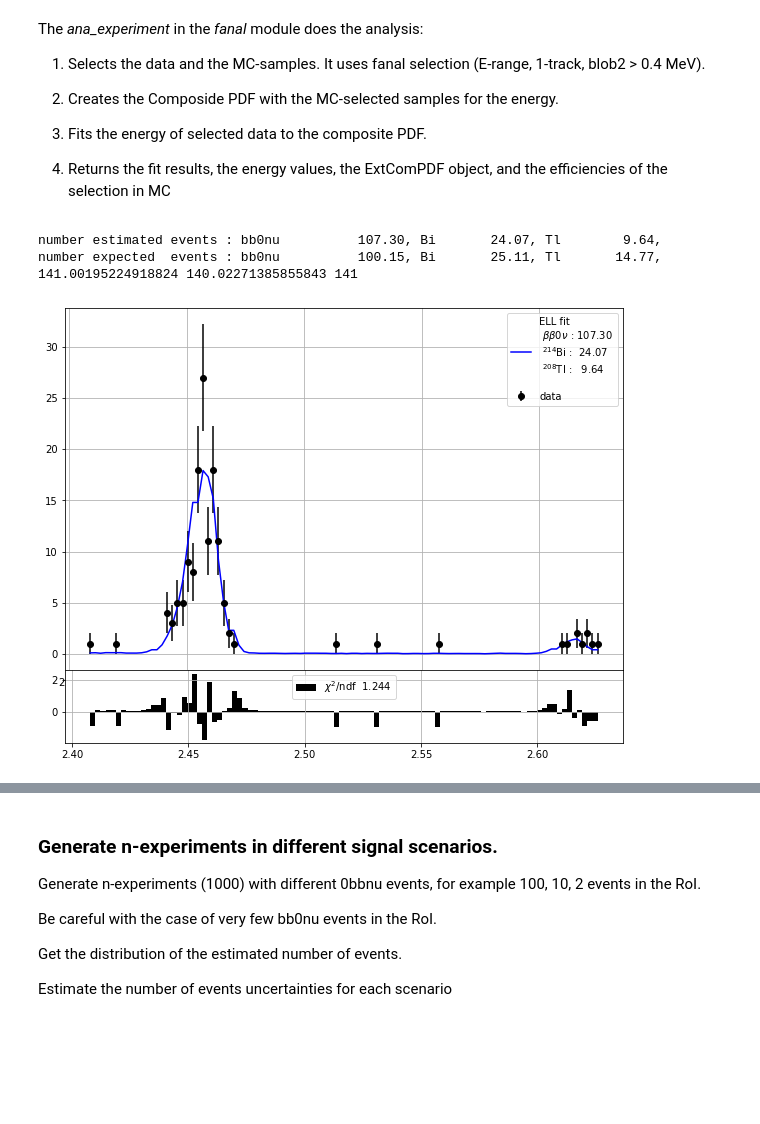
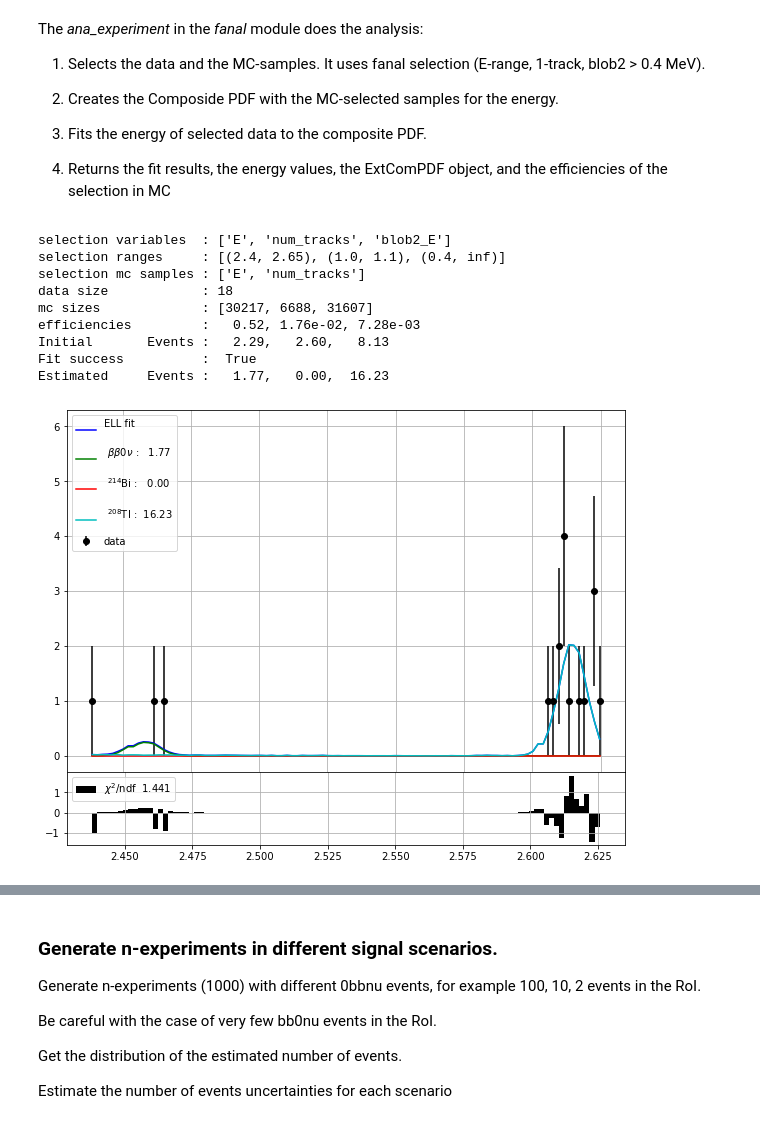
Before and after one commit to jahernando/USC-Fanal, a Jupyter notebook: NB/guide/fanal_signal.ipynb, the cells around one changed output, grey strips where cells are left out. Saved outputs shown, nothing was run; the diff lists cells and outputs as text; code cells hidden in the pictures; blank space fills up the shorter version.

```diff
--- a/NB/guide/fanal_signal.ipynb
+++ b/NB/guide/fanal_signal.ipynb
@@ -82,0 +83,10 @@ A trick has been used: as the blob-energy and the event energy are uncorrelated,
+# %%
+coll   = 'test_alpha'
+erange = fn.erange
+eroi   = fn.eroi
+eblob2 = fn.eblob2
+
+print('Data From               : {:s}'.format(coll))
+print('Energy range            : ({:6.3f}, {:6.3f}) MeV'.format(*erange))
+print('Blob-2 energy threshold : {:6.3f} MeV'.format(eblob2))
+print('Energy RoI range        : ({:6.3f}, {:6.3f}) MeV'.format(*eroi))
@@ -161,18 +168,18 @@ plt.xlabel('E (MeV)'); plt.title('PDFs');
   3. Fits the energy of selected data to the composite PDF.
 
   4. Returns the fit results, the energy values, the ExtComPDF object, and the efficiencies of the selection in MC
-# %%
-#  do the analysis
-res, ene, ell, effs = fn.ana_experiment(mdat, mcs, nevts)
-ns_est = res.x
-ns_exp = [ni * eff[0] for ni, eff in zip(nevts, effs)]
-names   = ['bb0nu', 'Bi', 'Tl']
-print('number estimated events :', *['{:s} \t {:6.2f},'.format(s, ni) for s, ni in zip(samples, ns_est)])
-print('number expected  events :', *['{:s} \t {:6.2f},'.format(s, ni) for s, ni in zip(samples, ns_exp)])
-fn.plot_fit_ell(ene, ns_est, ell.pdf)
-print(np.sum(ns_est), np.sum(ns_exp), len(ene))
-# %% [output]
-number estimated events : bb0nu          107.30, Bi       24.07, Tl        9.64,
-number expected  events : bb0nu          100.15, Bi       25.11, Tl       14.77,
-141.00195224918824 140.02271385855843 141
-[figure, removed]
+# %%
+#  do the analysis
+res, ene, ell, pdfs = fn.ana_experiment(mdat, mcs, nevts)
+ns_est = res.x
+# %% [output]
+selection variables  : ['E', 'num_tracks', 'blob2_E']
+selection ranges     : [(2.4, 2.65), (1.0, 1.1), (0.4, inf)]
+selection mc samples : ['E', 'num_tracks']
+data size            : 18
+mc sizes             : [30217, 6688, 31607]
+efficiencies         :   0.52, 1.76e-02, 7.28e-03
+Initial       Events :   2.29,   2.60,   8.13
+Fit success          :  True
+Estimated     Events :   1.77,   0.00,  16.23
+[figure, added]
```
Also changed, not shown: parts of 25 cells of this notebook, 7 other files.
